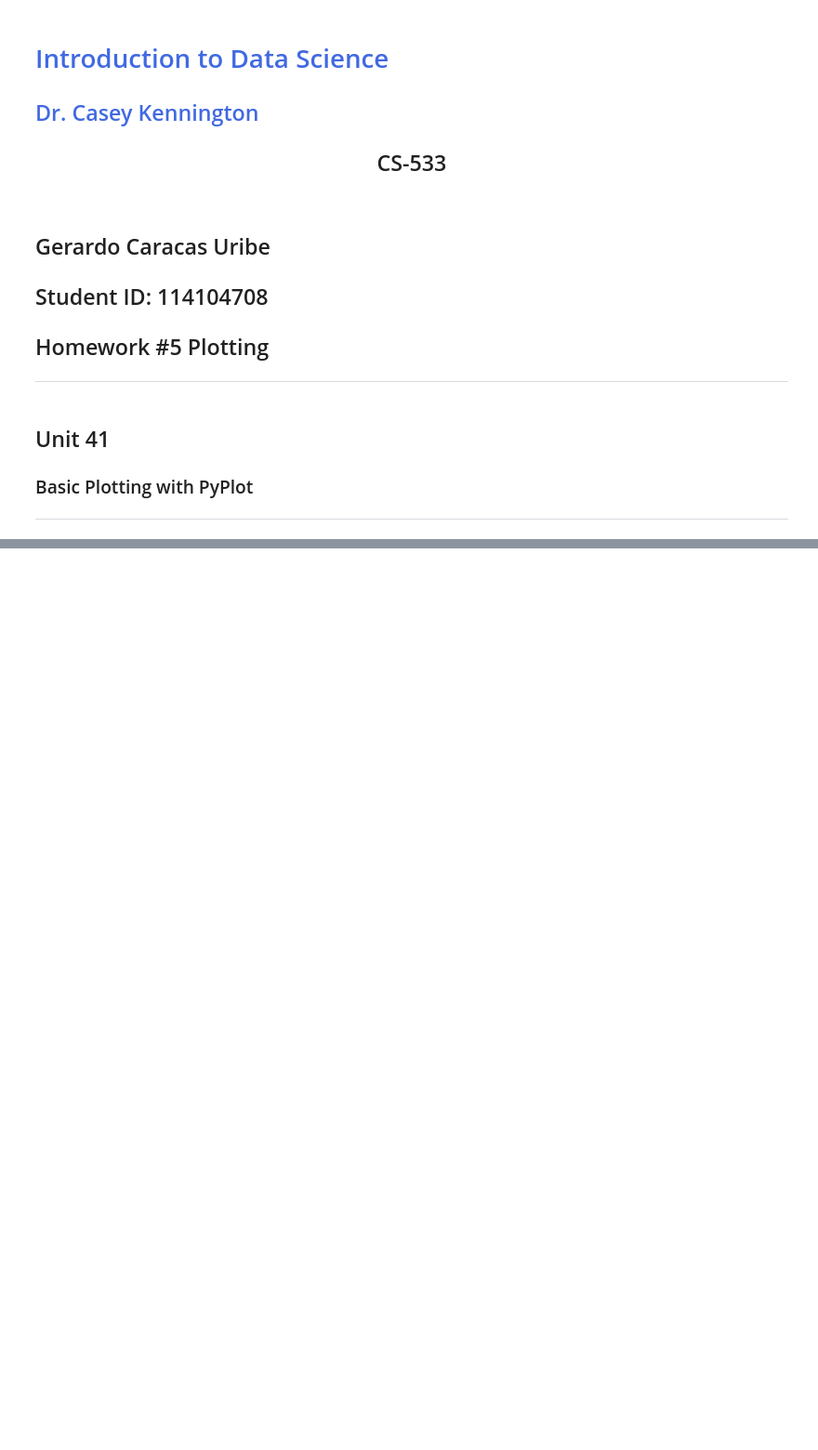
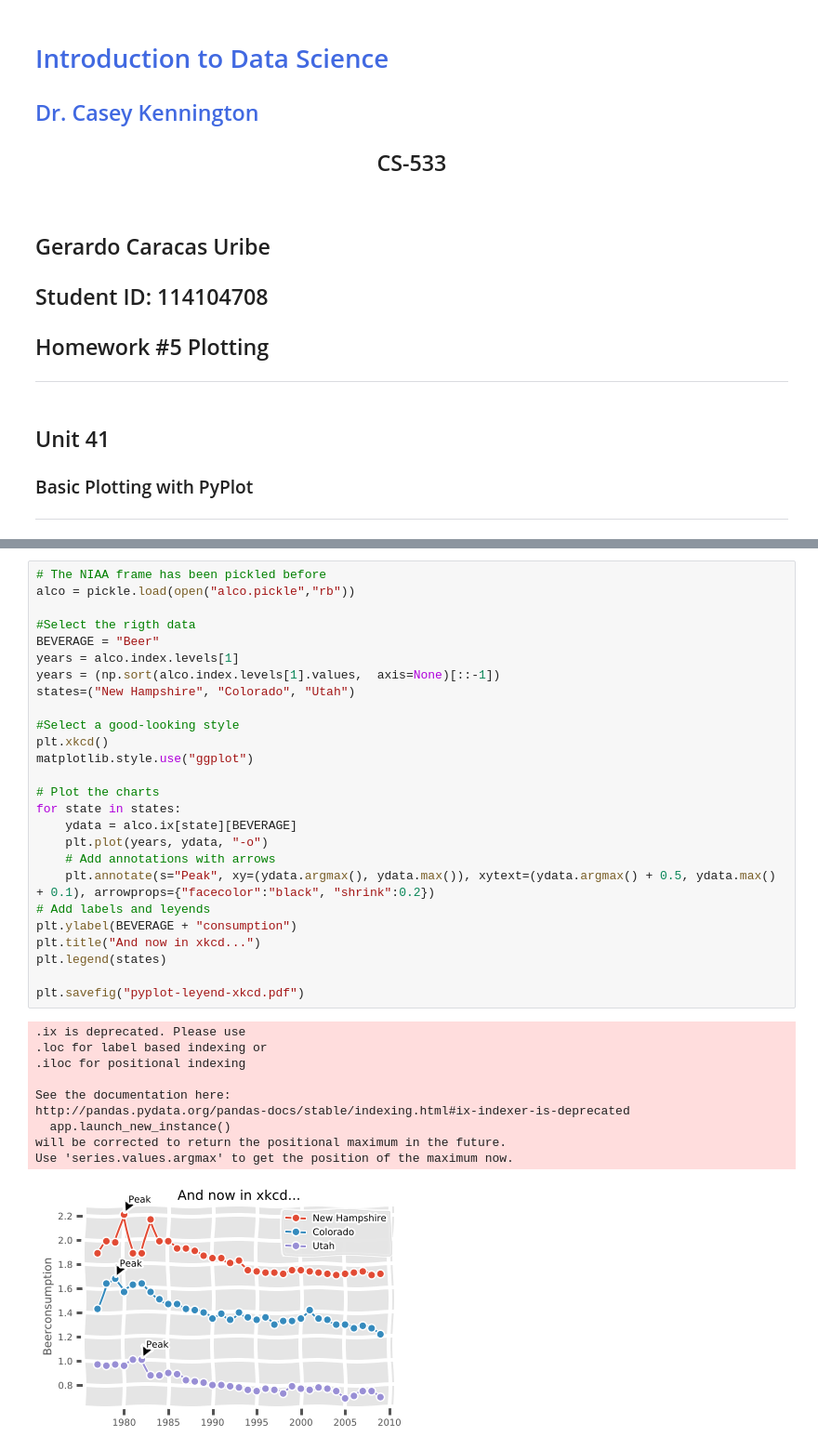
Before and after one commit to gcaracas/bsu, a Jupyter notebook: introds/hw/L5-Plotting/plotting.ipynb, the cells around one changed output, grey strips where cells are left out. Shown: that part at 93% size. Cells and saved outputs as stored; diff of their text form; blank space fills up the shorter version.

```diff
--- a/introds/hw/L5-Plotting/plotting.ipynb
+++ b/introds/hw/L5-Plotting/plotting.ipynb
@@ -37,0 +72,37 @@ Int64Index([1977, 1978, 1979, 1980, 1981, 1982, 1983, 1984, 1985, 1986, 1987,
+# %%
+# The NIAA frame has been pickled before
+alco = pickle.load(open("alco.pickle","rb"))
+
+#Select the rigth data
+BEVERAGE = "Beer"
+years = alco.index.levels[1]
+years = (np.sort(alco.index.levels[1].values,  axis=None)[::-1])
+states=("New Hampshire", "Colorado", "Utah")
+
+#Select a good-looking style
+plt.xkcd()
+matplotlib.style.use("ggplot")
+
+# Plot the charts
+for state in states:
+    ydata = alco.ix[state][BEVERAGE]
+    plt.plot(years, ydata, "-o")
+    # Add annotations with arrows
+    plt.annotate(s="Peak", xy=(ydata.argmax(), ydata.max()), xytext=(ydata.argmax() + 0.5, ydata.max() + 0.1), arrowprops={"facecolor":"black", "shrink":0.2})
+# Add labels and leyends
+plt.ylabel(BEVERAGE + "consumption")
+plt.title("And now in xkcd...")
+plt.legend(states)
+
+plt.savefig("pyplot-leyend-xkcd.pdf")
+# %% [output]
+.ix is deprecated. Please use
+.loc for label based indexing or
+.iloc for positional indexing
+
+See the documentation here:
+http://pandas.pydata.org/pandas-docs/stable/indexing.html#ix-indexer-is-deprecated
+  app.launch_new_instance()
+will be corrected to return the positional maximum in the future.
+Use 'series.values.argmax' to get the position of the maximum now.
+[figure, added]
```
Also changed, not shown: parts of 11 cells of this notebook, 6 other files.
